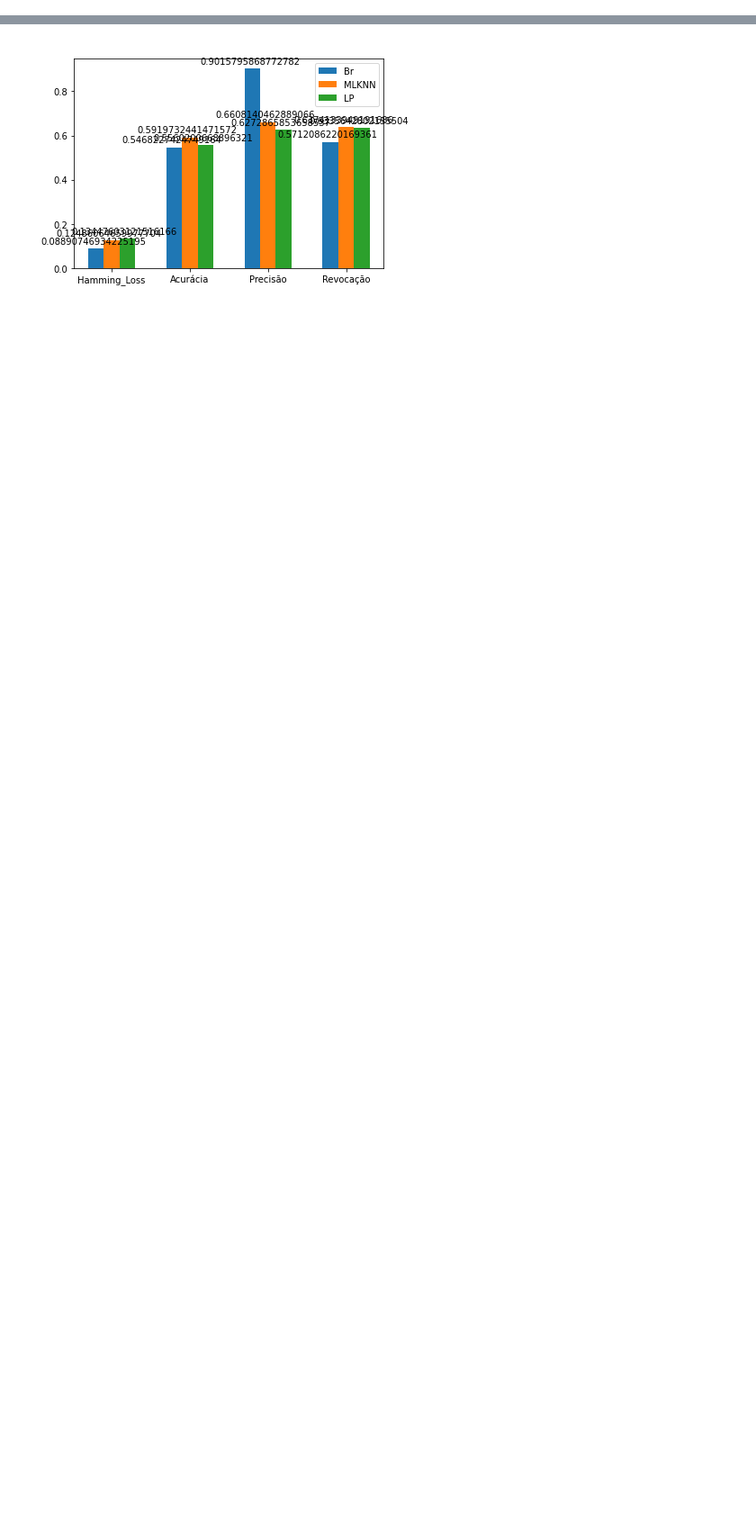
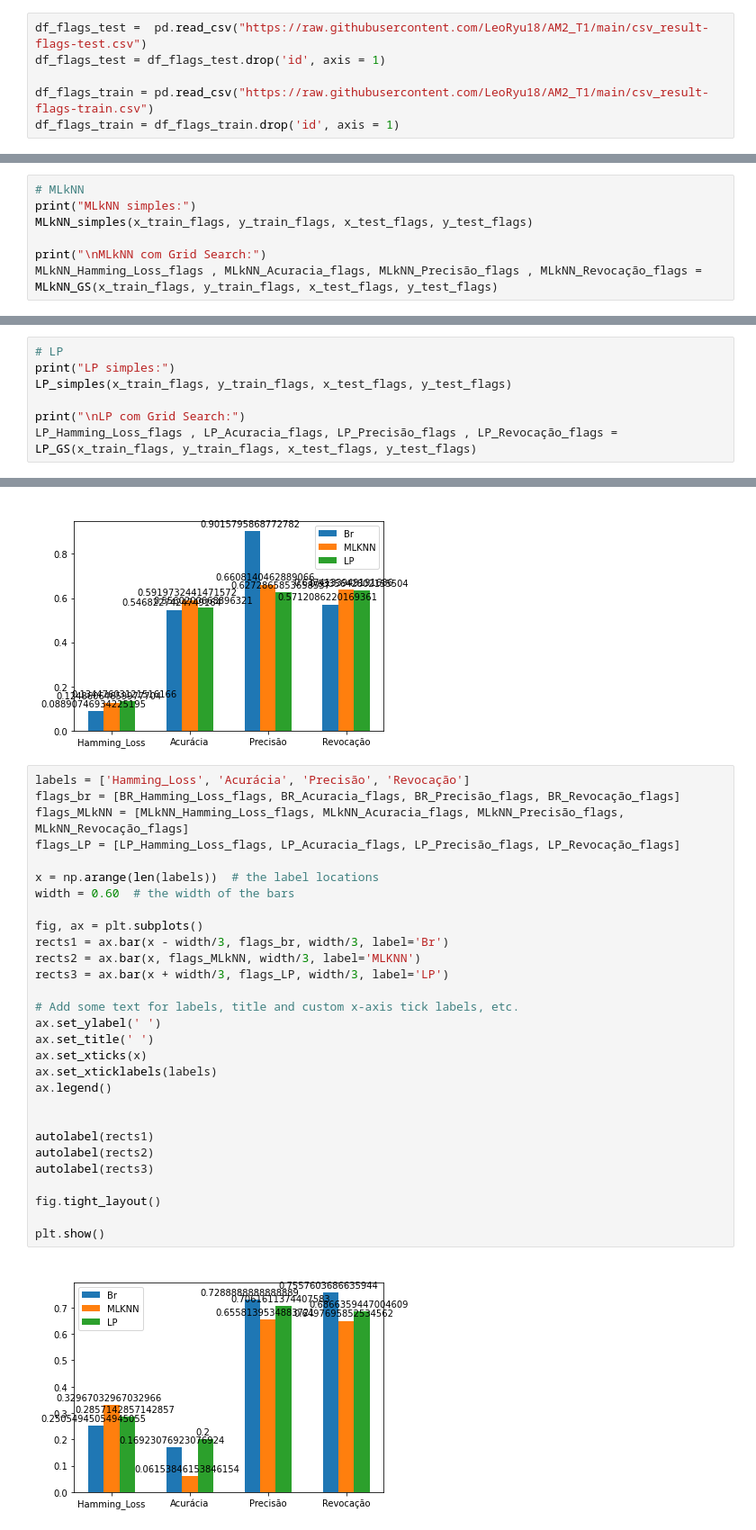
Before and after one commit to LeoRyu18/AM2_T1, a Jupyter notebook: AM2_T1.ipynb, the cells around one changed output, grey strips where cells are left out. Shown at 90% size. Saved outputs shown, nothing was run; the diff lists cells and outputs as text; blank space fills up the shorter version.

```diff
--- a/AM2_T1.ipynb
+++ b/AM2_T1.ipynb
@@ -749,0 +774,6 @@ Revocação = 0.6335642802155504
+# %%
+df_flags_test =  pd.read_csv("https://raw.githubusercontent.com/LeoRyu18/AM2_T1/main/csv_result-flags-test.csv")
+df_flags_test = df_flags_test.drop('id', axis = 1)
+
+df_flags_train = pd.read_csv("https://raw.githubusercontent.com/LeoRyu18/AM2_T1/main/csv_result-flags-train.csv")
+df_flags_train = df_flags_train.drop('id', axis = 1)
@@ -749,0 +828,7 @@ Revocação = 0.6335642802155504
+# %%
+# MLkNN
+print("MLkNN simples:")
+MLkNN_simples(x_train_flags, y_train_flags, x_test_flags, y_test_flags)
+
+print("\nMLkNN com Grid Search:")
+MLkNN_Hamming_Loss_flags , MLkNN_Acuracia_flags, MLkNN_Precisão_flags , MLkNN_Revocação_flags = MLkNN_GS(x_train_flags, y_train_flags, x_test_flags, y_test_flags)
@@ -749,0 +849,7 @@ Revocação = 0.6335642802155504
+# %%
+# LP
+print("LP simples:")
+LP_simples(x_train_flags, y_train_flags, x_test_flags, y_test_flags)
+
+print("\nLP com Grid Search:")
+LP_Hamming_Loss_flags , LP_Acuracia_flags, LP_Precisão_flags , LP_Revocação_flags = LP_GS(x_train_flags, y_train_flags, x_test_flags, y_test_flags)
@@ -877,3 +1004,34 @@ fig.tight_layout()
 plt.show()
 # %% [output]
 [figure]
+# %%
+labels = ['Hamming_Loss', 'Acurácia', 'Precisão', 'Revocação']
+flags_br = [BR_Hamming_Loss_flags, BR_Acuracia_flags, BR_Precisão_flags, BR_Revocação_flags]
+flags_MLkNN = [MLkNN_Hamming_Loss_flags, MLkNN_Acuracia_flags, MLkNN_Precisão_flags, MLkNN_Revocação_flags]
+flags_LP = [LP_Hamming_Loss_flags, LP_Acuracia_flags, LP_Precisão_flags, LP_Revocação_flags]
+
+x = np.arange(len(labels))  # the label locations
+width = 0.60  # the width of the bars
+
+fig, ax = plt.subplots()
+rects1 = ax.bar(x - width/3, flags_br, width/3, label='Br')
+rects2 = ax.bar(x, flags_MLkNN, width/3, label='MLKNN')
+rects3 = ax.bar(x + width/3, flags_LP, width/3, label='LP')
+
+# Add some text for labels, title and custom x-axis tick labels, etc.
+ax.set_ylabel(' ')
+ax.set_title(' ')
+ax.set_xticks(x)
+ax.set_xticklabels(labels)
+ax.legend()
+
+
+autolabel(rects1)
+autolabel(rects2)
+autolabel(rects3)
+
+fig.tight_layout()
+
+plt.show()
+# %% [output]
+[figure, added]
```
Also changed, not shown: parts of 9 cells of this notebook.
